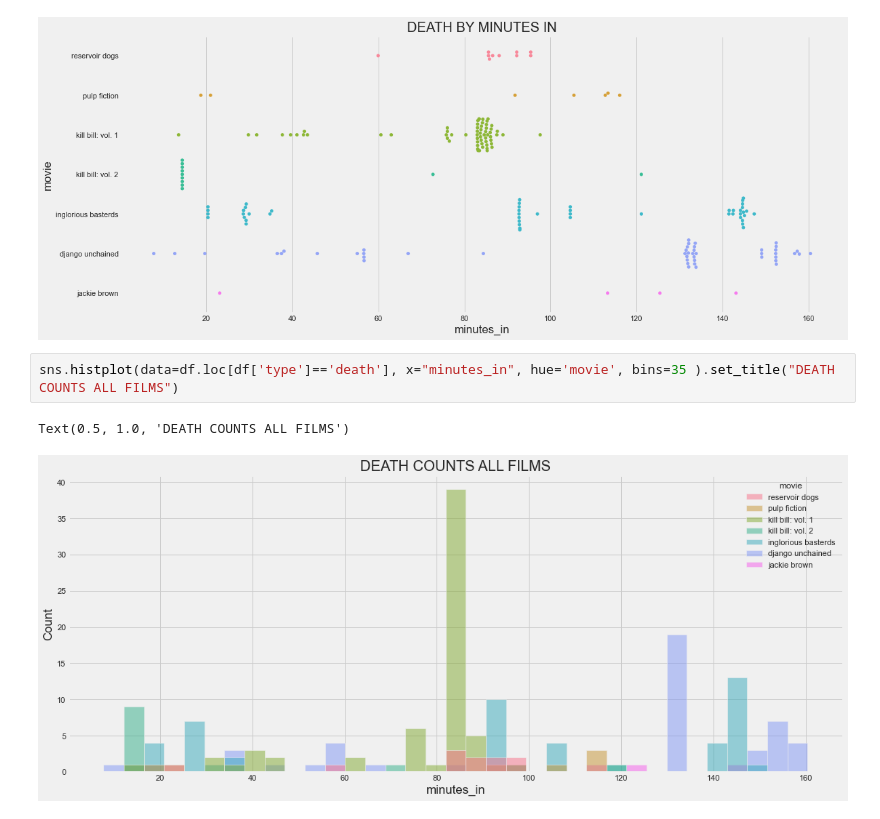
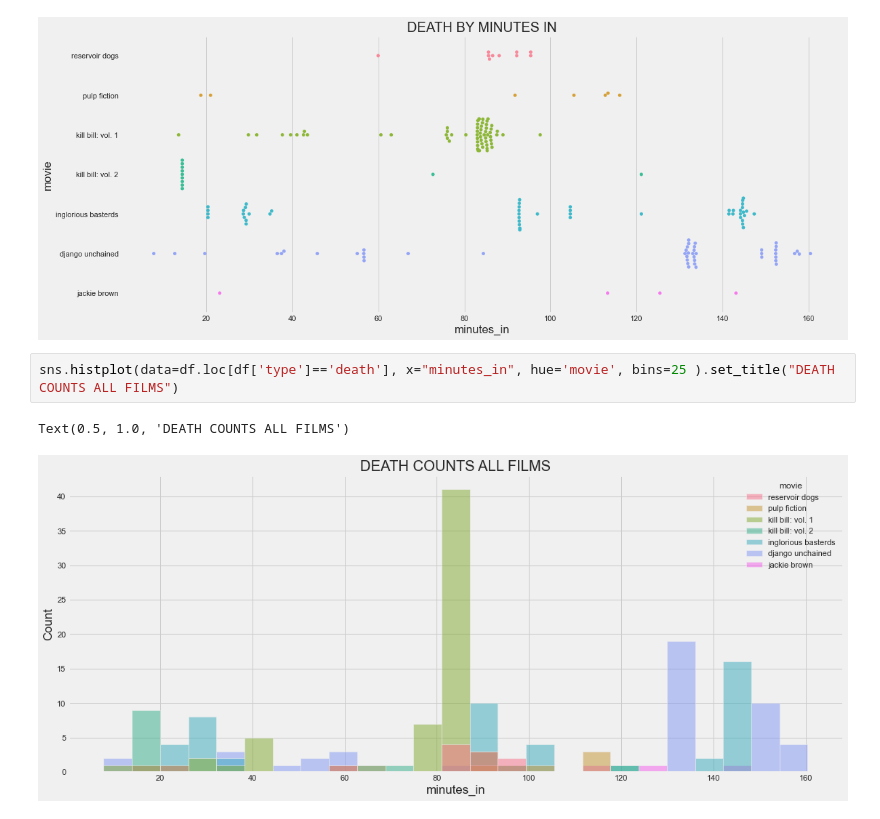
Before and after one commit to tmnkopp/PythonAutomation, a Jupyter notebook: py/tarantino.ipynb, the cells around one changed output. Saved outputs shown, nothing was run; the diff lists cells and outputs as text.

```diff
--- a/py/tarantino.ipynb
+++ b/py/tarantino.ipynb
@@ -111,7 +119,7 @@ sns.swarmplot(data=death, x="minutes_in", y="movie").set_title('DEATH BY MINUTES
 Text(0.5, 1.0, 'DEATH BY MINUTES IN')
 [figure]
 # %%
-sns.histplot(data=df.loc[df['type']=='death'], x="minutes_in", hue='movie', bins=35 ).set_title("DEATH COUNTS ALL FILMS")
+sns.histplot(data=df.loc[df['type']=='death'], x="minutes_in", hue='movie', bins=25 ).set_title("DEATH COUNTS ALL FILMS")
 # %% [output]
 Text(0.5, 1.0, 'DEATH COUNTS ALL FILMS')
-[figure, old version]
+[figure, new version]
```
Also changed, not shown: parts of 6 cells of this notebook.
